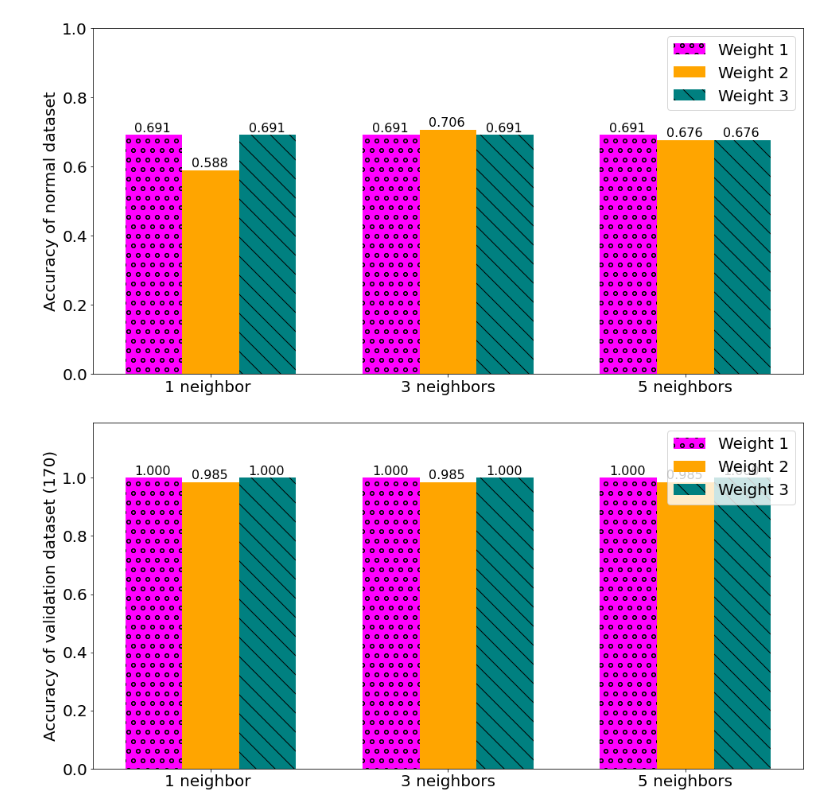
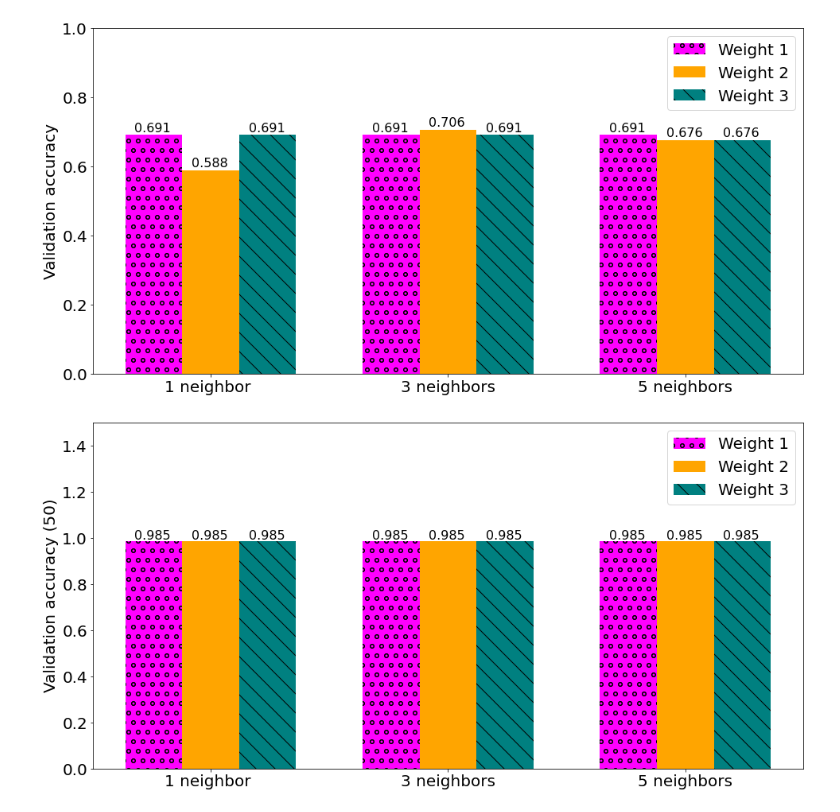
Before and after one commit to Tahuubinh/ML_HUST_PROJECT, a Jupyter notebook: code/knn.ipynb, the cells around one changed output. Drawn from its saved outputs; the diff is of its cells as text; code cells hidden in the pictures.

```diff
--- a/code/knn.ipynb
+++ b/code/knn.ipynb
@@ -125,7 +125,7 @@ bars_linear = plt.bar(y_pos + 0.24, knn50, 0.24, label = 'Weight 3', color = 'te
 #plt.bar(y_pos + 0.36, min_rewardVSs, 0.24, label = 'Lowest tolerance latency in a time slot compared to 5 VS')
 plt.xticks(y_pos, objects)
 plt.ylim([0, 1])
-plt.ylabel("Accuracy of normal dataset")
+plt.ylabel("Validation accuracy")
 patterns = ("o", "o", "o")
 for i, x in zip(bars_sigmoid,patterns):
       i.set_hatch(x)
@@ -138,9 +138,9 @@ plt.savefig('../pics/KNN/KNN_110_normal.svg', bbox_inches='tight')
 plt.savefig('../pics/KNN/KNN_110_normal.pdf', bbox_inches='tight')
 plt.show()
 # %% [output]
-[figure, old version]
+[figure, new version]
 # %%
-X_train, y_train, X_valid, y_valid = getDataNormalization(170)
+X_train, y_train, X_valid, y_valid = getDataNormalization(50)
 
 k1 = 1
 k2 = 3
@@ -163,35 +163,35 @@ plt.rcParams['figure.figsize'] = [16, 8]
 plt.rcParams['font.size'] = '20'
 
 knn1 = [accuary_50_1_2, accuary_50_1_2, accuary_50_1_3]
 knn4 = [accuary_50_2_1, accuary_50_2_2, accuary_50_2_3]
 knn50 = [accuary_50_3_2, accuary_50_3_2, accuary_50_3_3]
 
 for index, value in enumerate(knn1):
     plt.text(index - 0.32, value + 0.01, str("{:.3f}".format(value)), fontsize=16)
 for index, value in enumerate(knn4):
     plt.text(index - 0.08, value + 0.01, str("{:.3f}".format(value)), fontsize=16)
 for index, value in enumerate(knn50):
     plt.text(index + 0.16, value + 0.01, str("{:.3f}".format(value)), fontsize=16)
 # for index, value in enumerate(min_rewardVSs):
 #     plt.text(index + 0.25, value + 0.1, str("{:.3f}".format(value)), fontsize=14)
 #plt.bar(y_pos, performance, align='center', alpha=0.5)
 bars_sigmoid = plt.bar(y_pos - 0.24, knn1, 0.24, label = 'Weight 1', color = 'magenta')
 plt.bar(y_pos, knn4, 0.24, label = 'Weight 2', color = 'orange')
 bars_linear = plt.bar(y_pos + 0.24, knn50, 0.24, label = 'Weight 3', color = 'teal')
 #plt.bar(y_pos + 0.36, min_rewardVSs, 0.24, label = 'Lowest tolerance latency in a time slot compared to 5 VS')
 plt.xticks(y_pos, objects)
-plt.ylim([0, 1.19])
-plt.ylabel("Accuracy of validation dataset (170)")
+plt.ylim([0, 1.5])
+plt.ylabel("Validation accuracy (50)")
 patterns = ("o", "o", "o")
 for i, x in zip(bars_sigmoid,patterns):
       i.set_hatch(x)
 patterns = ("\\", "\\", "\\")
 for i, x in zip(bars_linear,patterns):
       i.set_hatch(x)
 plt.legend(fontsize = 20)
 #plt.margins(0.1,0)
-plt.savefig('../pics/KNN/KNN_170_validation.svg', bbox_inches='tight')
-plt.savefig('../pics/KNN/KNN_170_validation.pdf', bbox_inches='tight')
+plt.savefig('../pics/KNN/KNN_50_validation.svg', bbox_inches='tight')
+plt.savefig('../pics/KNN/KNN_50_validation.pdf', bbox_inches='tight')
 plt.show()
 # %% [output]
-[figure, old version]
+[figure, new version]
```
Also changed, not shown: 12 other files.
